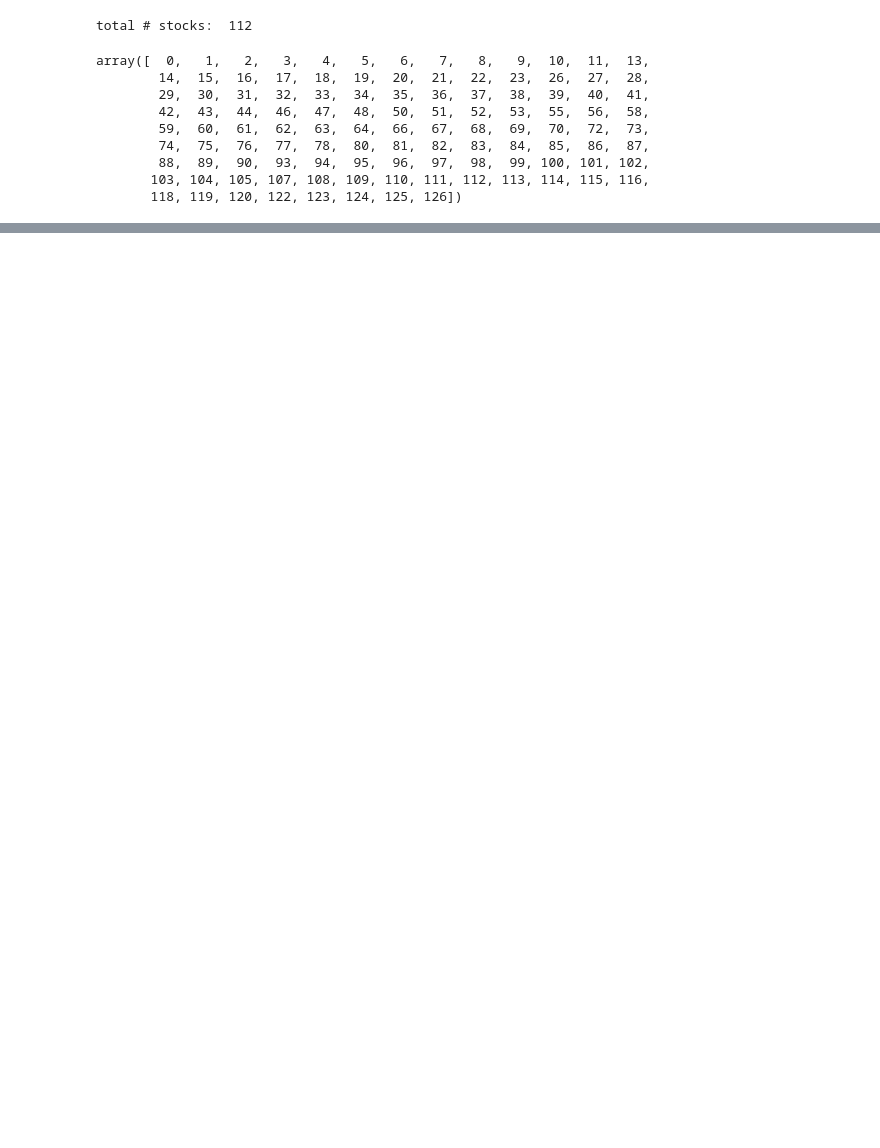
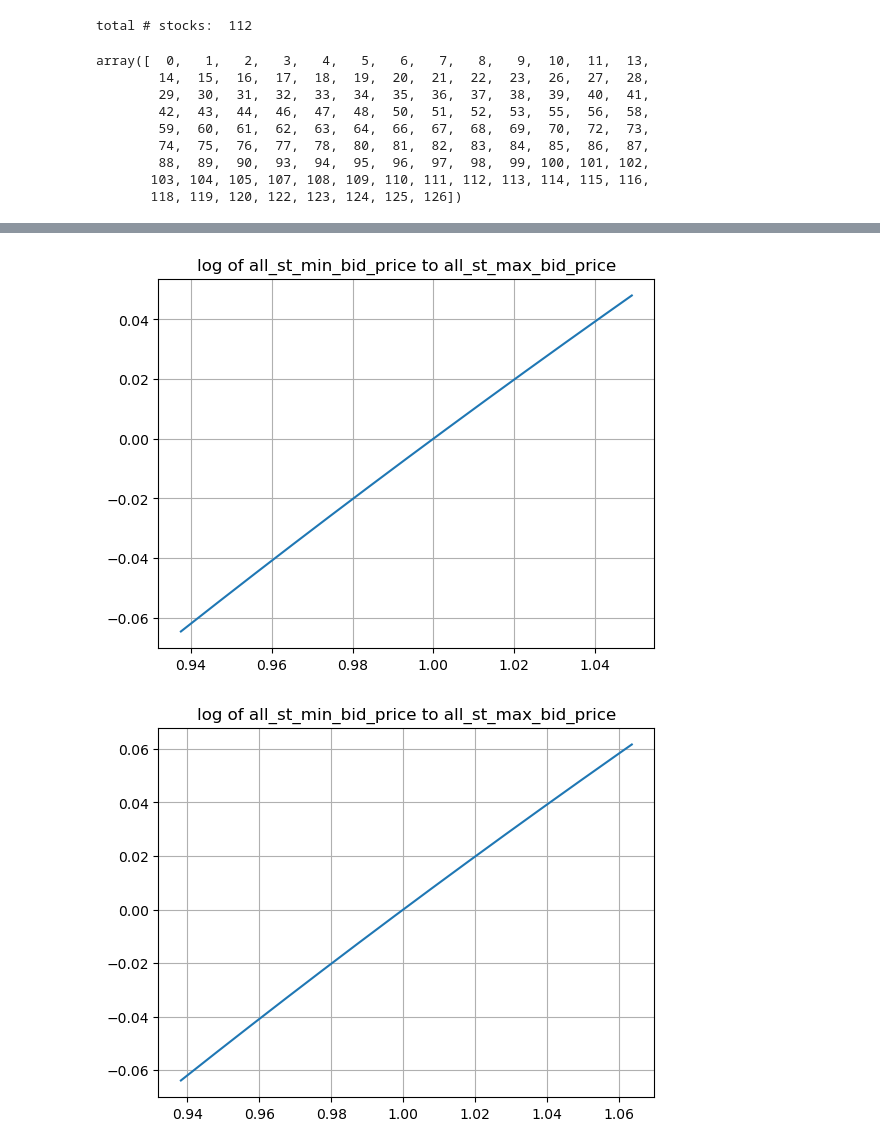
Before and after one commit to JosePeeterson/Optiver-Realized-Volatility-Prediction, a Jupyter notebook: src/Exploratory_Data_Analysis/features_eda_within_stocks.ipynb, the cells around one changed output, grey strips where cells are left out. Cells and saved outputs as stored; diff of their text form; code cells hidden in the pictures; blank space fills up the shorter version.

```diff
--- a/src/Exploratory_Data_Analysis/features_eda_within_stocks.ipynb
+++ b/src/Exploratory_Data_Analysis/features_eda_within_stocks.ipynb
@@ -53,0 +85,18 @@ stock id 1
+# %%
+## due to log nature check if non-linearity is visible
+## Non-linearity is NOT visible as variance in price is low. so NO need to treat prices < 1 differently from prices > 1.
+
+plt.figure()
+plt.plot(np.arange(all_st_min_bid_price,all_st_max_bid_price,0.0001),np.log(np.arange(all_st_min_bid_price,all_st_max_bid_price,0.0001)),)
+plt.title("log of all_st_min_bid_price to all_st_max_bid_price")
+plt.grid()
+plt.show()
+
+plt.figure()
+plt.plot(np.arange(all_st_min_ask_price,all_st_max_ask_price,0.0001),np.log(np.arange(all_st_min_ask_price,all_st_max_ask_price,0.0001)),)
+plt.title("log of all_st_min_ask_price to all_st_max_ask_price")
+plt.grid()
+plt.show()
+# %% [output]
+[figure, added]
+[figure, added]
```
Also changed, not shown: parts of 3 cells of this notebook, 12 other files.
